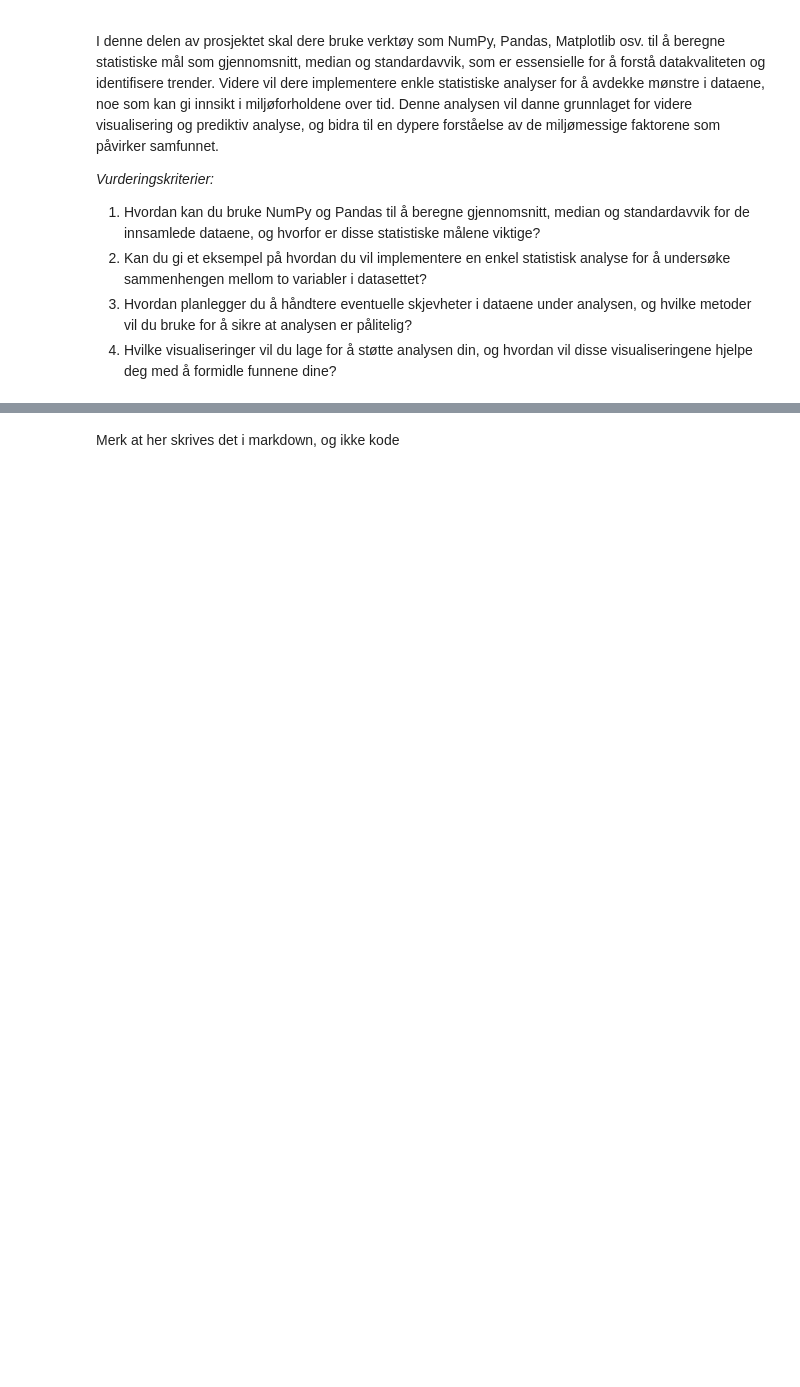
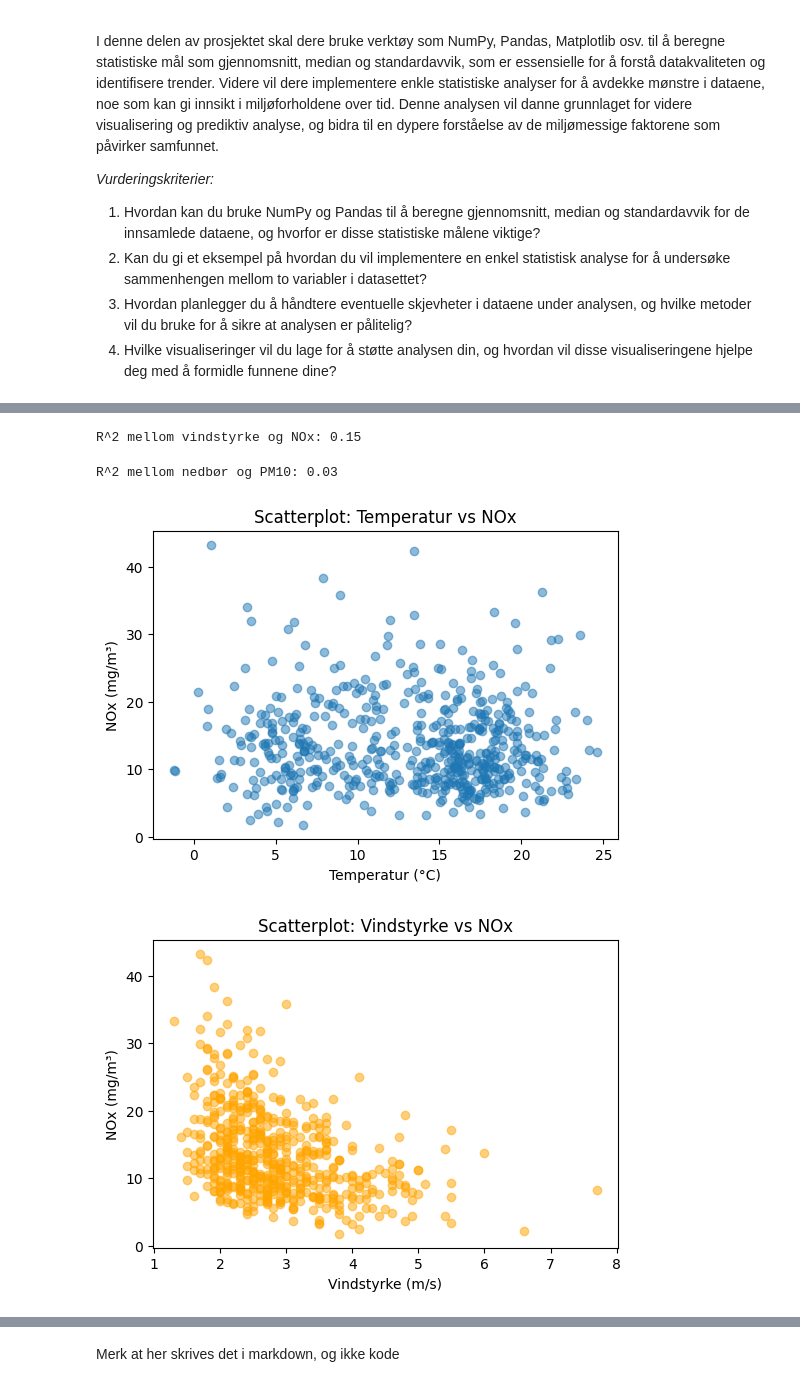
Before and after one commit to andre-hegre/Miljoeanalyse, a Jupyter notebook: proj_environment-main/notebooks/Dataanalyse.ipynb, the cells around one changed output, grey strips where cells are left out. Drawn from its saved outputs; the diff is of its cells as text; code cells hidden in the pictures; blank space fills up the shorter version.

```diff
--- a/proj_environment-main/notebooks/Dataanalyse.ipynb
+++ b/proj_environment-main/notebooks/Dataanalyse.ipynb
@@ -78,0 +227,66 @@ Ved hjelp av Pandas og NumPy beregnet vi gjennomsnitt, median og standardavvik f
+# %%
+wind_df = pd.DataFrame([
+	d for d in brukbar_data if d['elementId'] == 'mean(wind_speed P1D)'
+])
+wind_df['referenceTime'] = pd.to_datetime(wind_df['referenceTime'])
+wind_df['value'] = pd.to_numeric(wind_df['value'], errors='coerce')
+
+wind_per_day = wind_df.groupby(wind_df['referenceTime'].dt.date)['value'].mean()
+nox_per_day = pd.Series(data["NOx"])
+nox_per_day.index = pd.to_datetime([pd.to_datetime(ts, unit="ms").date() for ts in data["date"].values()])
+common_dates = wind_per_day.index.intersection(nox_per_day.index)
+wind_aligned = wind_per_day.loc[common_dates]
+nox_aligned = nox_per_day.loc[common_dates]
+mask = (~wind_aligned.isna()) & (~nox_aligned.isna())
+X = wind_aligned[mask].values.reshape(-1, 1)
+y = nox_aligned[mask].values
+model = LinearRegression()
+model.fit(X, y)
+r2 = model.score(X, y)
+print(f"R^2 mellom vindstyrke og NOx: {r2:.2f}")
+# %% [output]
+R^2 mellom vindstyrke og NOx: 0.15
+# %%
+# Opprett precip_df fra brukbar_data
+precip_df = pd.DataFrame([
+	d for d in brukbar_data if d['elementId'] == 'sum(precipitation_amount P1D)'
+])
+precip_df['referenceTime'] = pd.to_datetime(precip_df['referenceTime'])
+precip_df['value'] = pd.to_numeric(precip_df['value'], errors='coerce')
+
+precip_per_day = precip_df.groupby(precip_df['referenceTime'].dt.date)['value'].mean()
+pm10_per_day = pd.Series(data["PM10"])
+pm10_per_day.index = pd.to_datetime([pd.to_datetime(ts, unit="ms").date() for ts in data["date"].values()])
+common_dates = precip_per_day.index.intersection(pm10_per_day.index)
+precip_aligned = precip_per_day.loc[common_dates]
+pm10_aligned = pm10_per_day.loc[common_dates]
+mask = (~precip_aligned.isna()) & (~pm10_aligned.isna())
+X = precip_aligned[mask].values.reshape(-1, 1)
+y = pm10_aligned[mask].values
+model = LinearRegression()
+model.fit(X, y)
+r2 = model.score(X, y)
+print(f"R^2 mellom nedbør og PM10: {r2:.2f}")
+# %% [output]
+R^2 mellom nedbør og PM10: 0.03
+# %%
+import matplotlib.pyplot as plt
+
+# Temperatur vs NOx
+plt.figure(figsize=(6,4))
+plt.scatter(temp_aligned[mask], nox_aligned[mask], alpha=0.5)
+plt.xlabel("Temperatur (°C)")
+plt.ylabel("NOx (mg/m³)")
+plt.title("Scatterplot: Temperatur vs NOx")
+plt.show()
+
+# Vindstyrke vs NOx
+plt.figure(figsize=(6,4))
+plt.scatter(wind_aligned[mask], nox_aligned[mask], alpha=0.5, color='orange')
+plt.xlabel("Vindstyrke (m/s)")
+plt.ylabel("NOx (mg/m³)")
+plt.title("Scatterplot: Vindstyrke vs NOx")
+plt.show()
+# %% [output]
+[figure, added]
+[figure, added]
```
Also changed, not shown: parts of 14 cells of this notebook, 1 other file.
